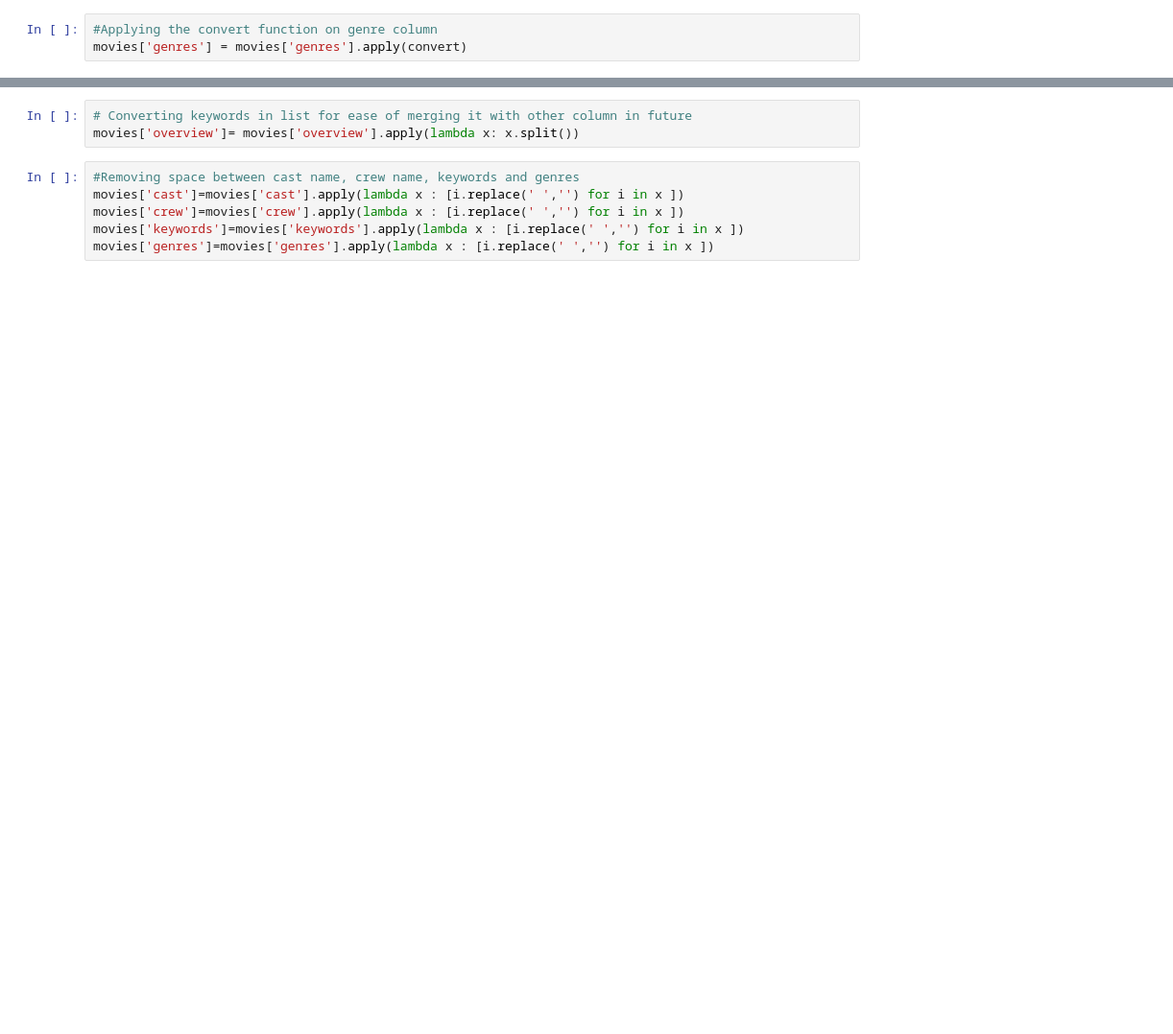
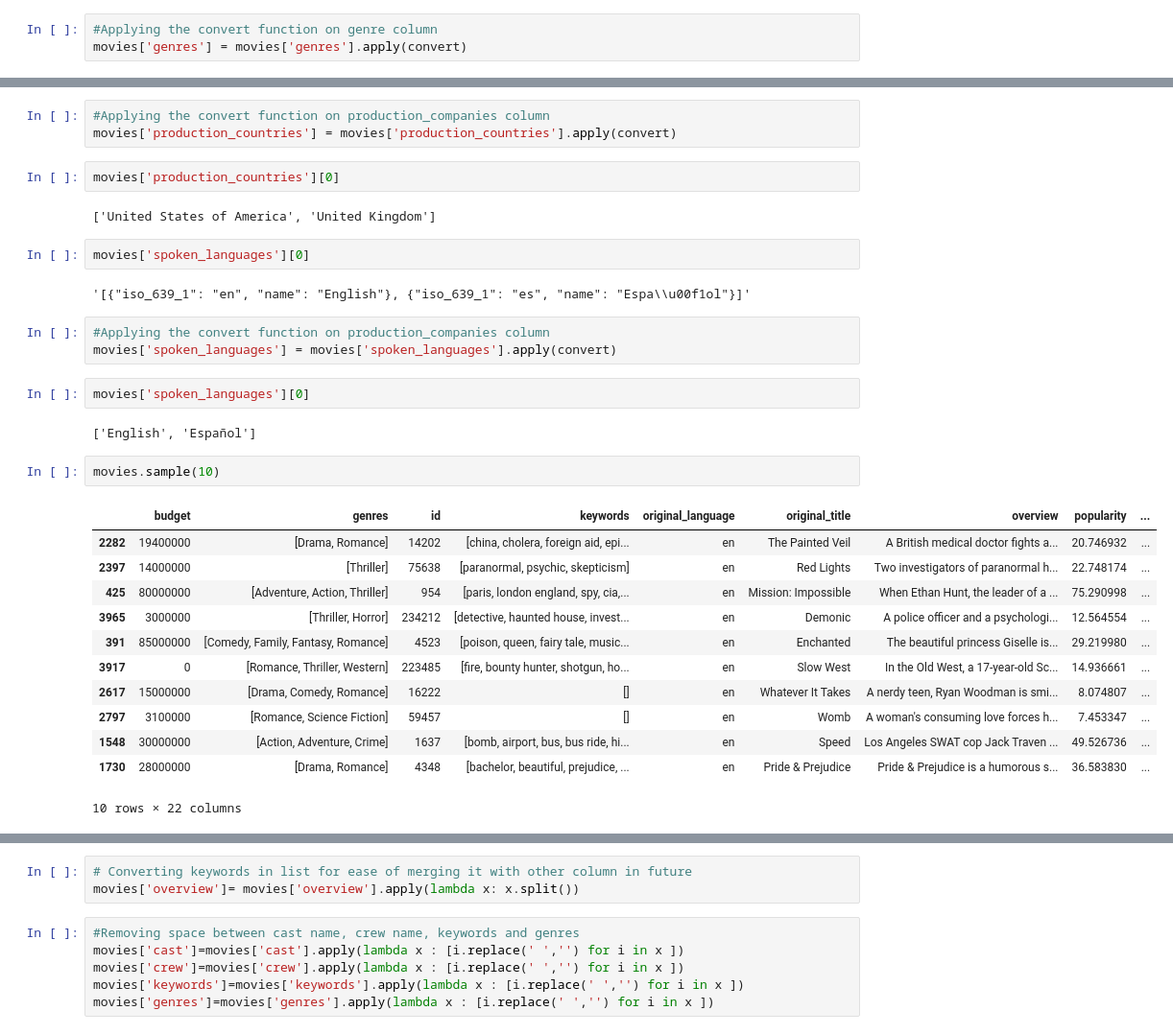
Before and after one commit to CodesByVishal/Movie-Reccomendation-System-ML-Project, a Jupyter notebook: Movie_Reccomendation_System_ML_Project.ipynb, the cells around one changed output, grey strips where cells are left out. Shown at 96% size. Cells and saved outputs as stored; diff of their text form; blank space fills up the shorter version.

```diff
--- a/Movie_Reccomendation_System_ML_Project.ipynb
+++ b/Movie_Reccomendation_System_ML_Project.ipynb
@@ -91,0 +271,33 @@ movies['genres'] = movies['genres'].apply(convert)
+# %%
+#Applying the convert function on production_companies column
+movies['production_countries'] = movies['production_countries'].apply(convert)
+# %%
+movies['production_countries'][0]
+# %% [output]
+['United States of America', 'United Kingdom']
+# %%
+movies['spoken_languages'][0]
+# %% [output]
+'[{"iso_639_1": "en", "name": "English"}, {"iso_639_1": "es", "name": "Espa\\u00f1ol"}]'
+# %%
+#Applying the convert function on production_companies column
+movies['spoken_languages'] = movies['spoken_languages'].apply(convert)
+# %%
+movies['spoken_languages'][0]
+# %% [output]
+['English', 'Español']
+# %%
+movies.sample(10)
+# %% [output]
+|  | budget | genres | id | keywords | original_language | original_title | overview | popularity | ... |
+| 2282 | 19400000 | [Drama, Romance] | 14202 | [china, cholera, foreign aid, epi... | en | The Painted Veil | A British medical doctor fights a... | 20.746932 | ... |
+| 2397 | 14000000 | [Thriller] | 75638 | [paranormal, psychic, skepticism] | en | Red Lights | Two investigators of paranormal h... | 22.748174 | ... |
+| 425 | 80000000 | [Adventure, Action, Thriller] | 954 | [paris, london england, spy, cia,... | en | Mission: Impossible | When Ethan Hunt, the leader of a ... | 75.290998 | ... |
+| 3965 | 3000000 | [Thriller, Horror] | 234212 | [detective, haunted house, invest... | en | Demonic | A police officer and a psychologi... | 12.564554 | ... |
+| 391 | 85000000 | [Comedy, Family, Fantasy, Romance] | 4523 | [poison, queen, fairy tale, music... | en | Enchanted | The beautiful princess Giselle is... | 29.219980 | ... |
+| 3917 | 0 | [Romance, Thriller, Western] | 223485 | [fire, bounty hunter, shotgun, ho... | en | Slow West | In the Old West, a 17-year-old Sc... | 14.936661 | ... |
+| 2617 | 15000000 | [Drama, Comedy, Romance] | 16222 | [] | en | Whatever It Takes | A nerdy teen, Ryan Woodman is smi... | 8.074807 | ... |
+| 2797 | 3100000 | [Romance, Science Fiction] | 59457 | [] | en | Womb | A woman's consuming love forces h... | 7.453347 | ... |
+| 1548 | 30000000 | [Action, Adventure, Crime] | 1637 | [bomb, airport, bus, bus ride, hi... | en | Speed | Los Angeles SWAT cop Jack Traven ... | 49.526736 | ... |
+| 1730 | 28000000 | [Drama, Romance] | 4348 | [bachelor, beautiful, prejudice, ... | en | Pride & Prejudice | Pride & Prejudice is a humorous s... | 36.583830 | ... |
+10 rows × 22 columns
```
Also changed, not shown: parts of 60 cells of this notebook.
